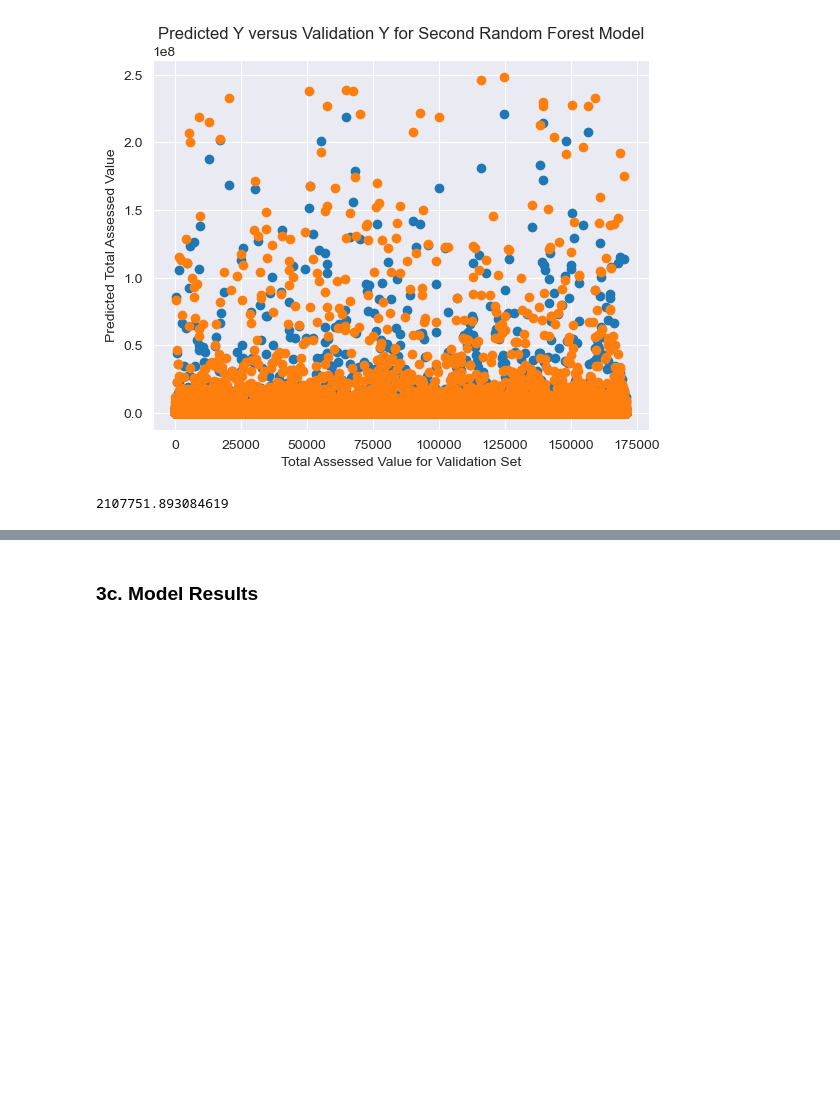
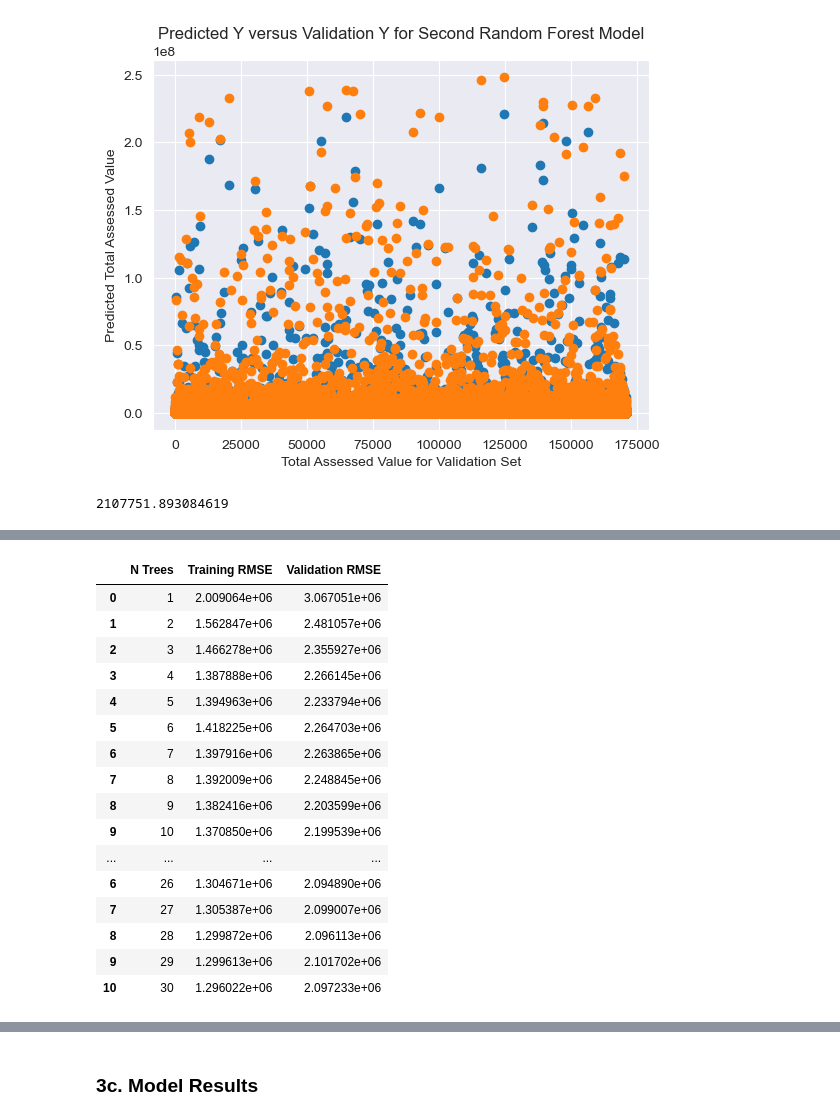
Before and after one commit to a-hothi/207_priya_jasmine_sally_anton_arsh, a Jupyter notebook: Notebooks/final_notebook.ipynb, the cells around one changed output, grey strips where cells are left out. Saved outputs shown, nothing was run; the diff lists cells and outputs as text; code cells hidden in the pictures; blank space fills up the shorter version.

```diff
--- a/Notebooks/final_notebook.ipynb
+++ b/Notebooks/final_notebook.ipynb
@@ -1252,0 +1329,22 @@ train_rmse
+# %%
+#combien all rmse to one df
+final_rfdf = pd.concat([rf_df2, rf_df])
+final_rfdf
+# %% [output]
+|  | N Trees | Training RMSE | Validation RMSE |
+| 0 | 1 | 2.009064e+06 | 3.067051e+06 |
+| 1 | 2 | 1.562847e+06 | 2.481057e+06 |
+| 2 | 3 | 1.466278e+06 | 2.355927e+06 |
+| 3 | 4 | 1.387888e+06 | 2.266145e+06 |
+| 4 | 5 | 1.394963e+06 | 2.233794e+06 |
+| 5 | 6 | 1.418225e+06 | 2.264703e+06 |
+| 6 | 7 | 1.397916e+06 | 2.263865e+06 |
+| 7 | 8 | 1.392009e+06 | 2.248845e+06 |
+| 8 | 9 | 1.382416e+06 | 2.203599e+06 |
+| 9 | 10 | 1.370850e+06 | 2.199539e+06 |
+| ... | ... | ... | ... |
+| 6 | 26 | 1.304671e+06 | 2.094890e+06 |
+| 7 | 27 | 1.305387e+06 | 2.099007e+06 |
+| 8 | 28 | 1.299872e+06 | 2.096113e+06 |
+| 9 | 29 | 1.299613e+06 | 2.101702e+06 |
+| 10 | 30 | 1.296022e+06 | 2.097233e+06 |
```
Also changed, not shown: parts of 16 cells of this notebook.
